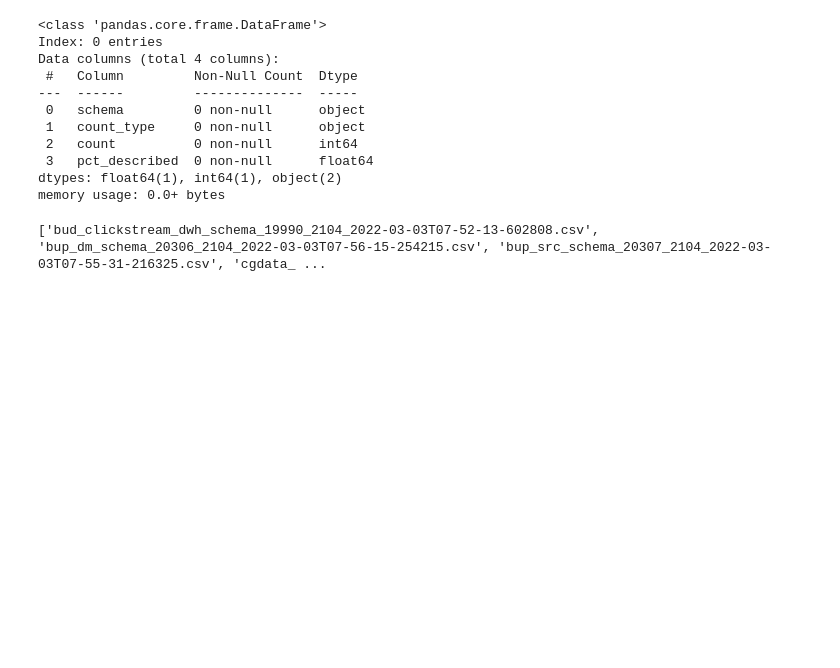
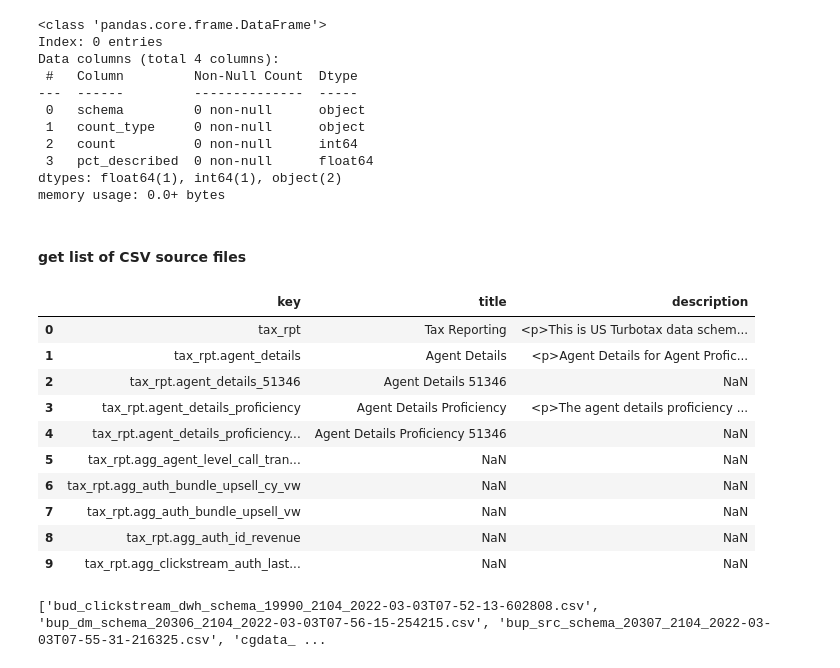
Before and after one commit to Dangee/ds-playground, a Jupyter notebook: Alation Catalog Analysis-final.ipynb, the cells around one changed output. Cells and saved outputs as stored; diff of their text form; code cells hidden in the pictures; blank space fills up the shorter version.

Commit message:
code documentation update

```diff
--- a/Alation Catalog Analysis-final.ipynb
+++ b/Alation Catalog Analysis-final.ipynb
@@ -64,6 +43,55 @@ Data columns (total 4 columns):
  3   pct_described  0 non-null      float64
 dtypes: float64(1), int64(1), object(2)
 memory usage: 0.0+ bytes
+# %% [markdown]
+#### get list of CSV source files
+# %%
+# sample data frame for one source file
+# notice key column is concatenation of schema.table.column
+# we will break this out into separate columns
+
+f = 'tax_rpt_schema_19891_2104_2022-03-03T08-58-29-517921.csv'
+source_file = os.path.join(SOURCE_FOLDER, f)
+df = pd.read_csv(source_file)
+
+# remove unneeded columns
+df.drop([
+    'tabdefaultclassification',
+    'classification_status',
+    'tag',
+    'documentation status',
+    'steward:groupprofile',
+    'steward:user',
+    'processinglocation',
+    'index name',
+    'is_primary_key_manual',
+    'processingcapability',
+    'gdpr',
+    'is_cdc',
+    'coldefaultclassification',
+    'under retention',
+    'iac classification',
+    'intuit_classification',
+    'processing3rdparty',
+    'table_documentation',
+    'processingcategory'
+    ], axis='columns', inplace=True)
+
+key_values = df['key'].tolist()
+
+df.head(10)
+# %% [output]
+|  | key | title | description |
+| 0 | tax_rpt | Tax Reporting | <p>This is US Turbotax data schem... |
+| 1 | tax_rpt.agent_details | Agent Details | <p>Agent Details for Agent Profic... |
+| 2 | tax_rpt.agent_details_51346 | Agent Details 51346 | NaN |
+| 3 | tax_rpt.agent_details_proficiency | Agent Details Proficiency | <p>The agent details proficiency ... |
+| 4 | tax_rpt.agent_details_proficiency... | Agent Details Proficiency 51346 | NaN |
+| 5 | tax_rpt.agg_agent_level_call_tran... | NaN | NaN |
+| 6 | tax_rpt.agg_auth_bundle_upsell_cy_vw | NaN | NaN |
+| 7 | tax_rpt.agg_auth_bundle_upsell_vw | NaN | NaN |
+| 8 | tax_rpt.agg_auth_id_revenue | NaN | NaN |
+| 9 | tax_rpt.agg_clickstream_auth_last... | NaN | NaN |
 # %%
 source_files = []
 # testing
```
Also changed, not shown: parts of 3 cells of this notebook.
